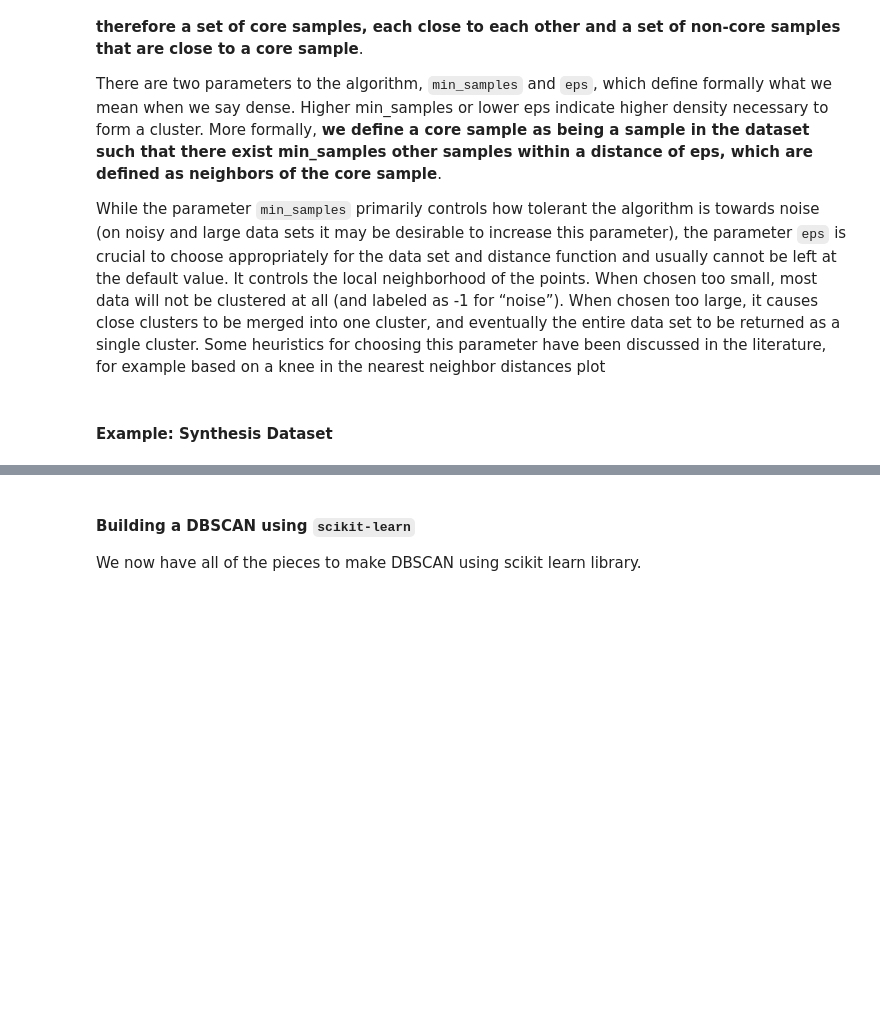
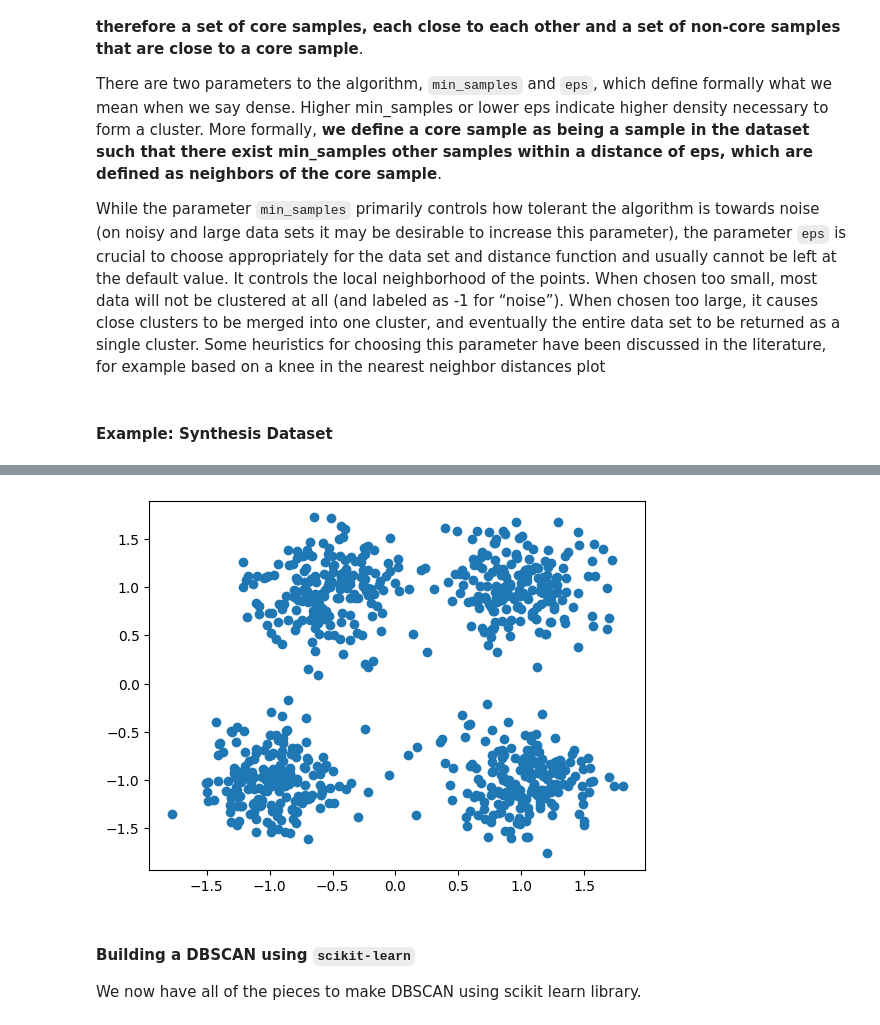
Before and after one commit to fikigayo/Bootcamp-Purwadhika, a Jupyter notebook: modul-3/m3_s18_dbscan_blank.ipynb, the cells around one changed output, grey strips where cells are left out. Saved outputs shown, nothing was run; the diff lists cells and outputs as text; code cells hidden in the pictures; blank space fills up the shorter version.

```diff
--- a/modul-3/m3_s18_dbscan_blank.ipynb
+++ b/modul-3/m3_s18_dbscan_blank.ipynb
@@ -11,3 +16,14 @@ While the parameter `min_samples` primarily controls how tolerant the algorithm
+# %%
+import matplotlib.pyplot as plt
+from sklearn.datasets import make_blobs
+
+center = [[1,1], [-0.5,1], [-1,-1], [1,-1]]
+X, labels_true = make_blobs(n_samples=750, centers=center, cluster_std =.3, random_state=0)
+
+plt.scatter(X[:,0], X[:,1])
+plt.show()
+# %% [output]
+[figure, added]
 # %% [markdown]
 #### **Building a DBSCAN using** `scikit-learn`
 
```
Also changed, not shown: parts of 10 cells of this notebook, 2 other files.
